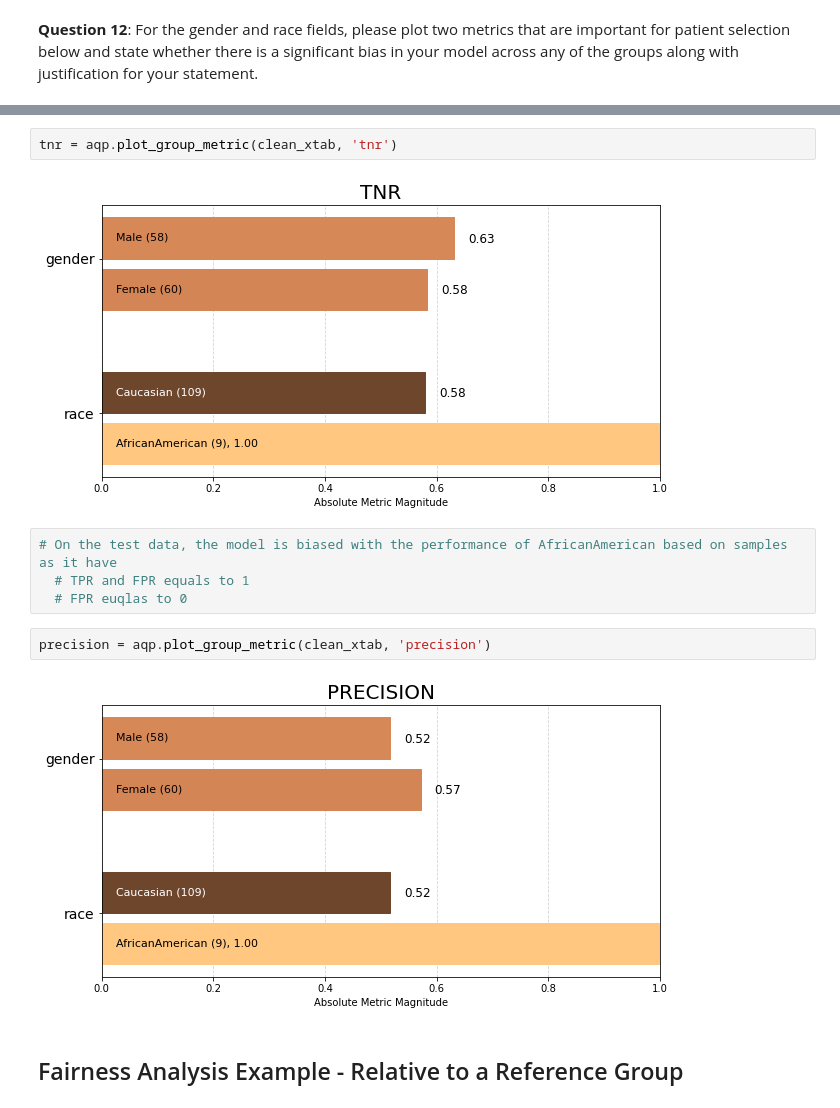
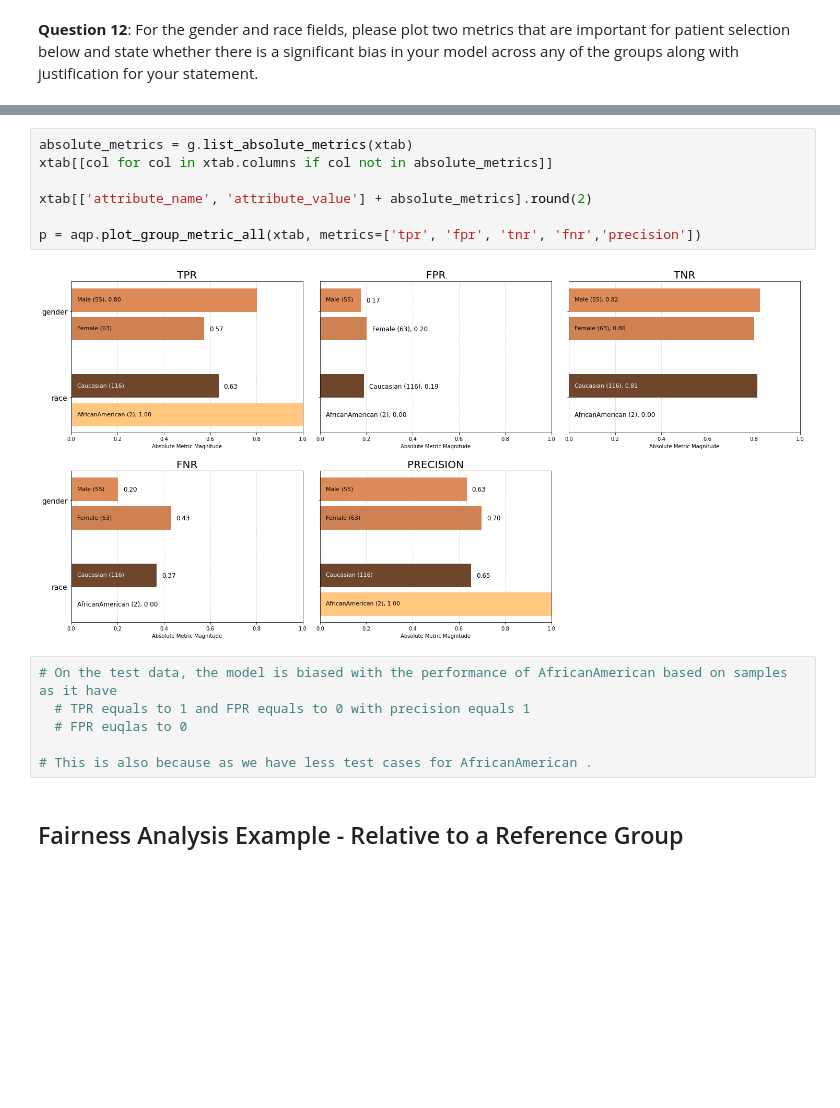
Before and after one commit to Aqumar/EHR, a Jupyter notebook: student_project_submission.ipynb, the cells around one changed output, grey strips where cells are left out. Drawn from its saved outputs; the diff is of its cells as text; blank space fills up the shorter version.

```diff
--- a/student_project_submission.ipynb
+++ b/student_project_submission.ipynb
@@ -1568,15 +1612,18 @@ fpr = aqp.plot_group_metric(clean_xtab, 'fpr')
-# %%
-tnr = aqp.plot_group_metric(clean_xtab, 'tnr')
-# %% [output]
-[figure, removed]
+# %%
+absolute_metrics = g.list_absolute_metrics(xtab)
+xtab[[col for col in xtab.columns if col not in absolute_metrics]]
+
+xtab[['attribute_name', 'attribute_value'] + absolute_metrics].round(2)
+
+p = aqp.plot_group_metric_all(xtab, metrics=['tpr', 'fpr', 'tnr', 'fnr','precision'])
+# %% [output]
+[figure, added]
 # %%
 # On the test data, the model is biased with the performance of AfricanAmerican based on samples as it have
-  # TPR and FPR equals to 1
+  # TPR equals to 1 and FPR equals to 0 with precision equals 1
   # FPR euqlas to 0
+
+# This is also because as we have less test cases for AfricanAmerican .
-# %%
-precision = aqp.plot_group_metric(clean_xtab, 'precision')
-# %% [output]
-[figure, removed]
 # %% [markdown]
 ## Fairness Analysis Example - Relative to a Reference Group
 # %% [markdown]
```
Also changed, not shown: parts of 33 cells of this notebook, 2 other files.
